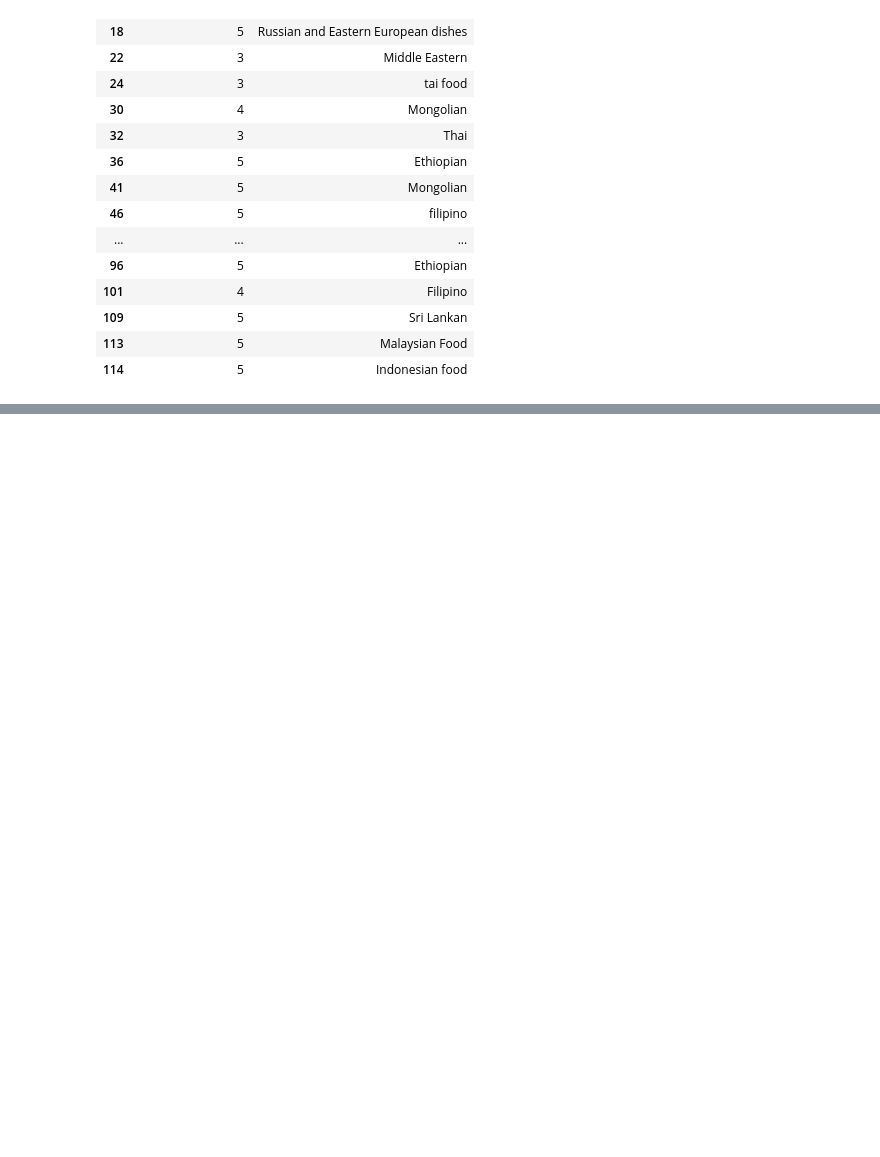
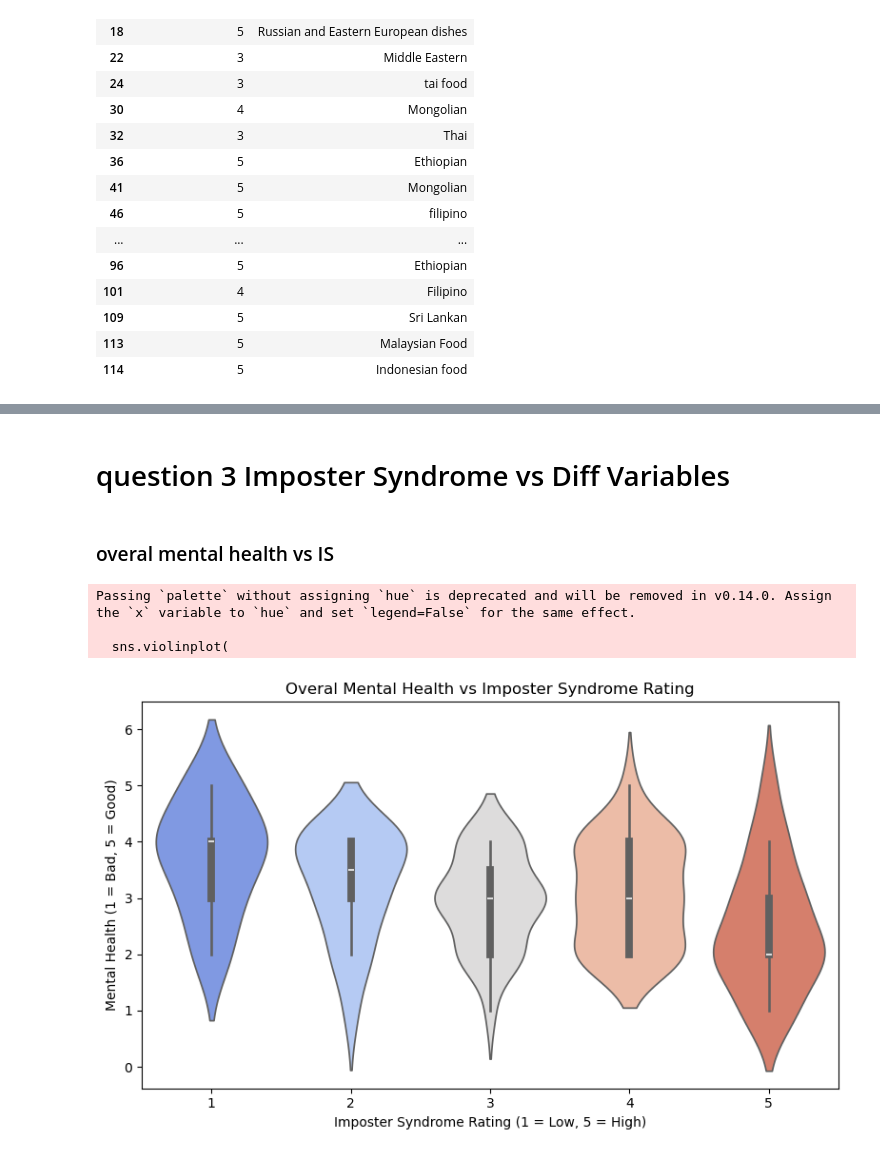
Before and after one commit to LydiaNiu/cs105_t7_miniproj, a Jupyter notebook: T7_mini_proj.ipynb, the cells around one changed output, grey strips where cells are left out. Cells and saved outputs as stored; diff of their text form; code cells hidden in the pictures; blank space fills up the shorter version.

```diff
--- a/T7_mini_proj.ipynb
+++ b/T7_mini_proj.ipynb
@@ -200,0 +404,45 @@ plt.show()
+# %% [markdown]
+# question 3 Imposter Syndrome vs Diff Variables
+# %%
+is_col = 'The National Library of Medicine defines imposter syndrome as, " a behavioral health phenomenon described as self-doubt of intellect, skills, or accomplishments among high-achieving individuals" ("Imposter Phenomenon", 2023). Based on this definition please rate your level of imposter syndrome through your journey in your major. '
+seat_col = 'From the front of the class (ranked 1) to the back of the class (ranked 5), where do you sit on average for lecture?'
+mental_health_col = 'Rate your overall mental health.'
+caff_col = 'How many milligrams of caffeine do you consume per day, on average? For example, a cup of coffee is 95 mg, a shot of espresso is 64mg, a can of Celsius is 200 mg, and a  can of Coca Cola is 34 mg. Answer with a number only.'
+is_order = ['1', '2', '3', '4', '5']
+# %% [markdown]
+### overal mental health vs IS
+# %%
+# Select relevant columns and drop missing values
+df_plot = df[[is_col, mental_health_col]].dropna()
+
+# Convert IS to integer (if stored as float)
+df_plot[is_col] = df_plot[is_col].astype(int)
+
+# Violin plot — one violin per IS rating (1–5)
+plt.figure(figsize=(8, 5))
+sns.violinplot(
+    data=df_plot,
+    x=is_col,
+    y=mental_health_col,
+    palette="coolwarm",
+    inner="box"
+)
+# sns.stripplot(
+#     data=df_plot,
+#     x=is_col,
+#     y=mental_health_col,
+#     color='k',
+#     alpha=0.5,
+#     jitter=True,
+#     size=3
+# )
+plt.title("Overal Mental Health vs Imposter Syndrome Rating")
+plt.xlabel("Imposter Syndrome Rating (1 = Low, 5 = High)")
+plt.ylabel("Mental Health (1 = Bad, 5 = Good)") # need the scale info, 1=bad or good?
+plt.tight_layout()
+plt.show()
+# %% [output]
+Passing `palette` without assigning `hue` is deprecated and will be removed in v0.14.0. Assign the `x` variable to `hue` and set `legend=False` for the same effect.
+
+  sns.violinplot(
+[figure, added]
```
Also changed, not shown: parts of 14 cells of this notebook.
